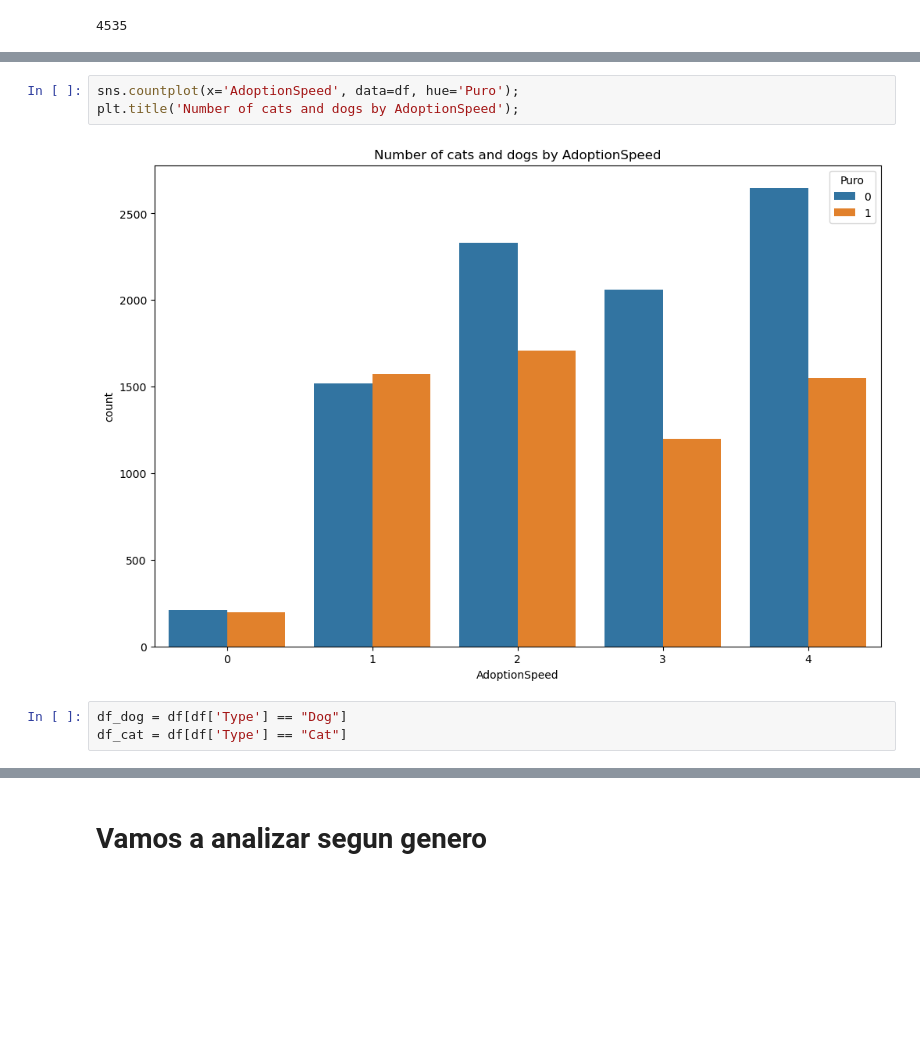
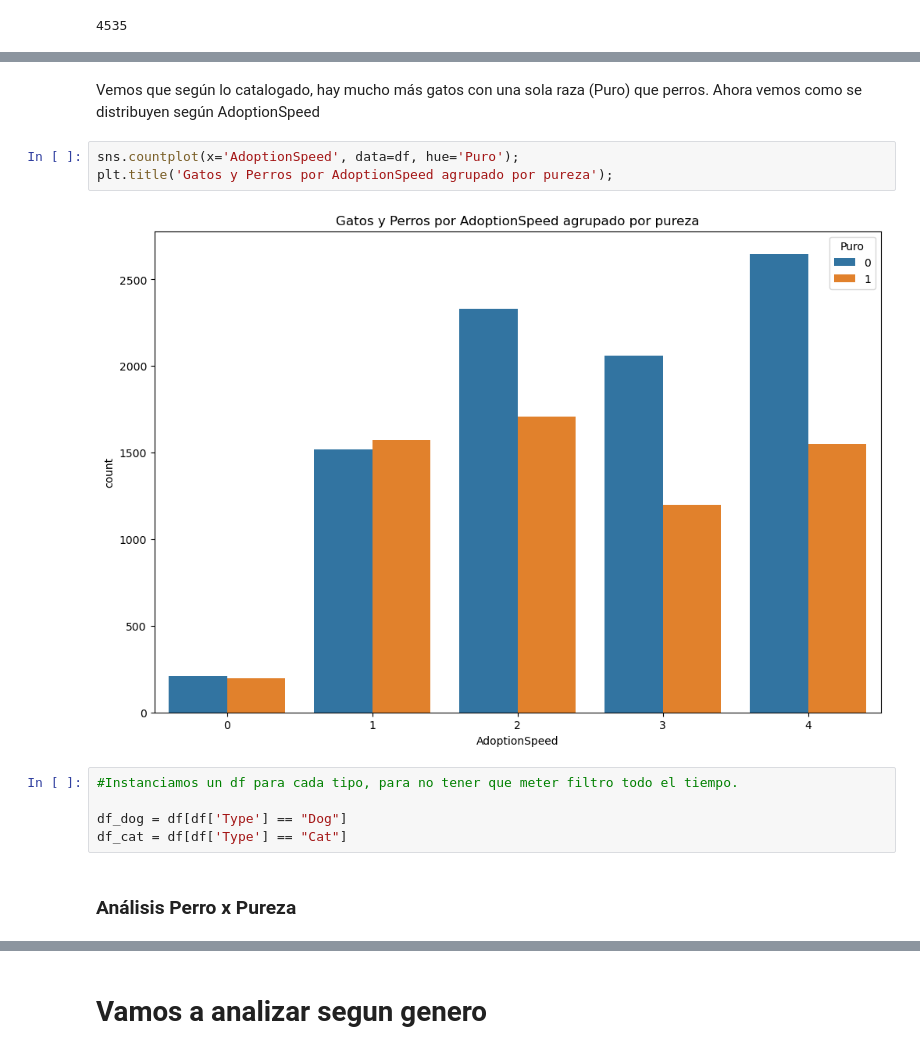
Before and after one commit to josekeh/UA_MDM_Labo2, a Jupyter notebook: trabajos/eda.ipynb, the cells around one changed output, grey strips where cells are left out. Drawn from its saved outputs; the diff is of its cells as text; blank space fills up the shorter version.

```diff
--- a/trabajos/eda.ipynb
+++ b/trabajos/eda.ipynb
@@ -232,12 +281,19 @@ plt.tight_layout()
 plt.show()
 # %% [output]
 [figure]
+# %% [markdown]
+Vemos que según lo catalogado, hay mucho más gatos con una sola raza (Puro) que perros.
+Ahora vemos como se distribuyen según AdoptionSpeed
 # %%
 sns.countplot(x='AdoptionSpeed', data=df, hue='Puro');
-plt.title('Number of cats and dogs by AdoptionSpeed');
+plt.title('Gatos y Perros por AdoptionSpeed agrupado por pureza');
 # %% [output]
-[figure, old version]
+[figure, new version]
 # %%
+#Instanciamos un df para cada tipo, para no tener que meter filtro todo el tiempo.
+
 df_dog = df[df['Type'] == "Dog"]
 df_cat = df[df['Type'] == "Cat"]
+# %% [markdown]
+### Análisis Perro x Pureza
 # %%
```
Also changed, not shown: parts of 52 cells of this notebook.
